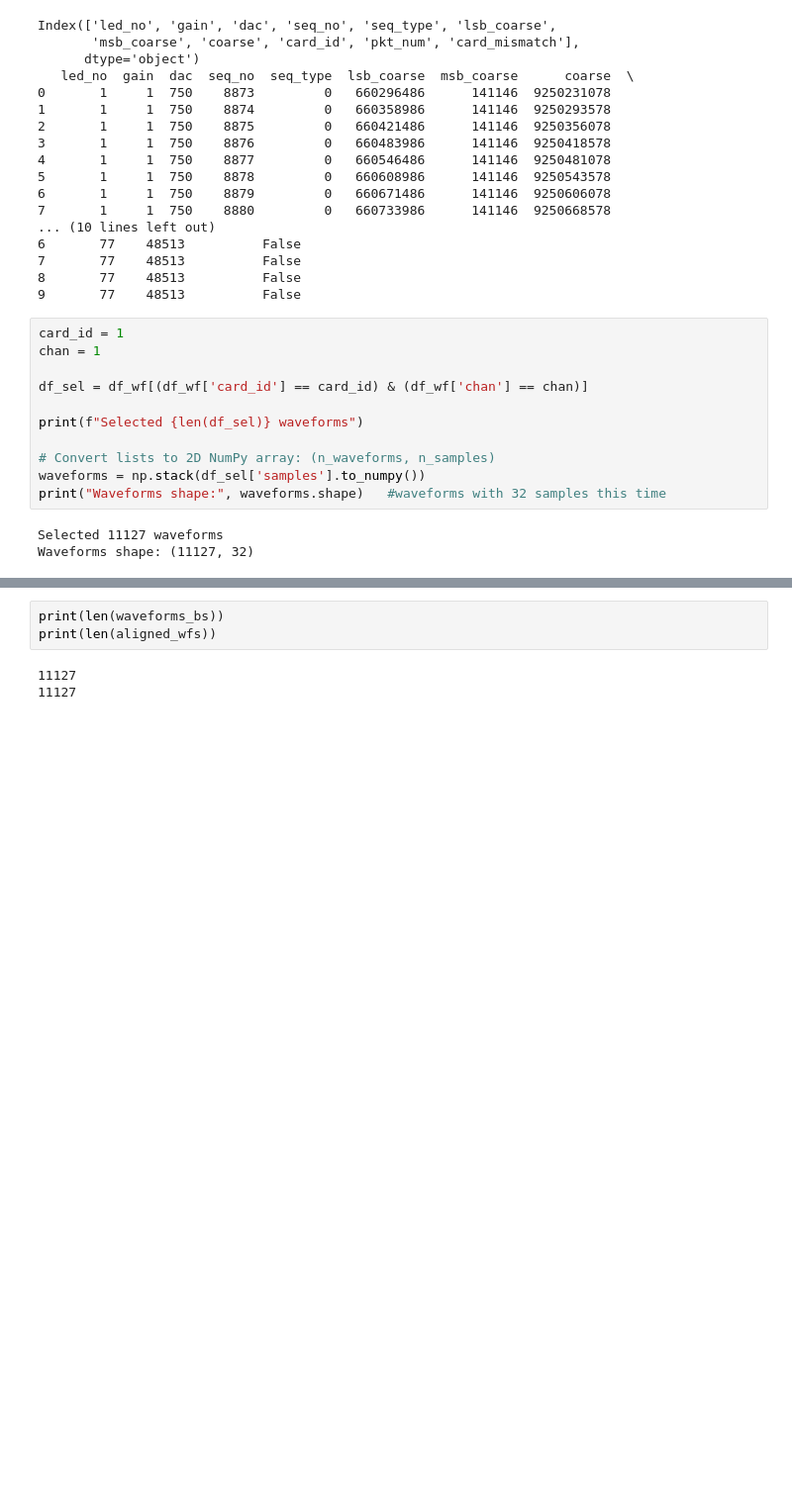
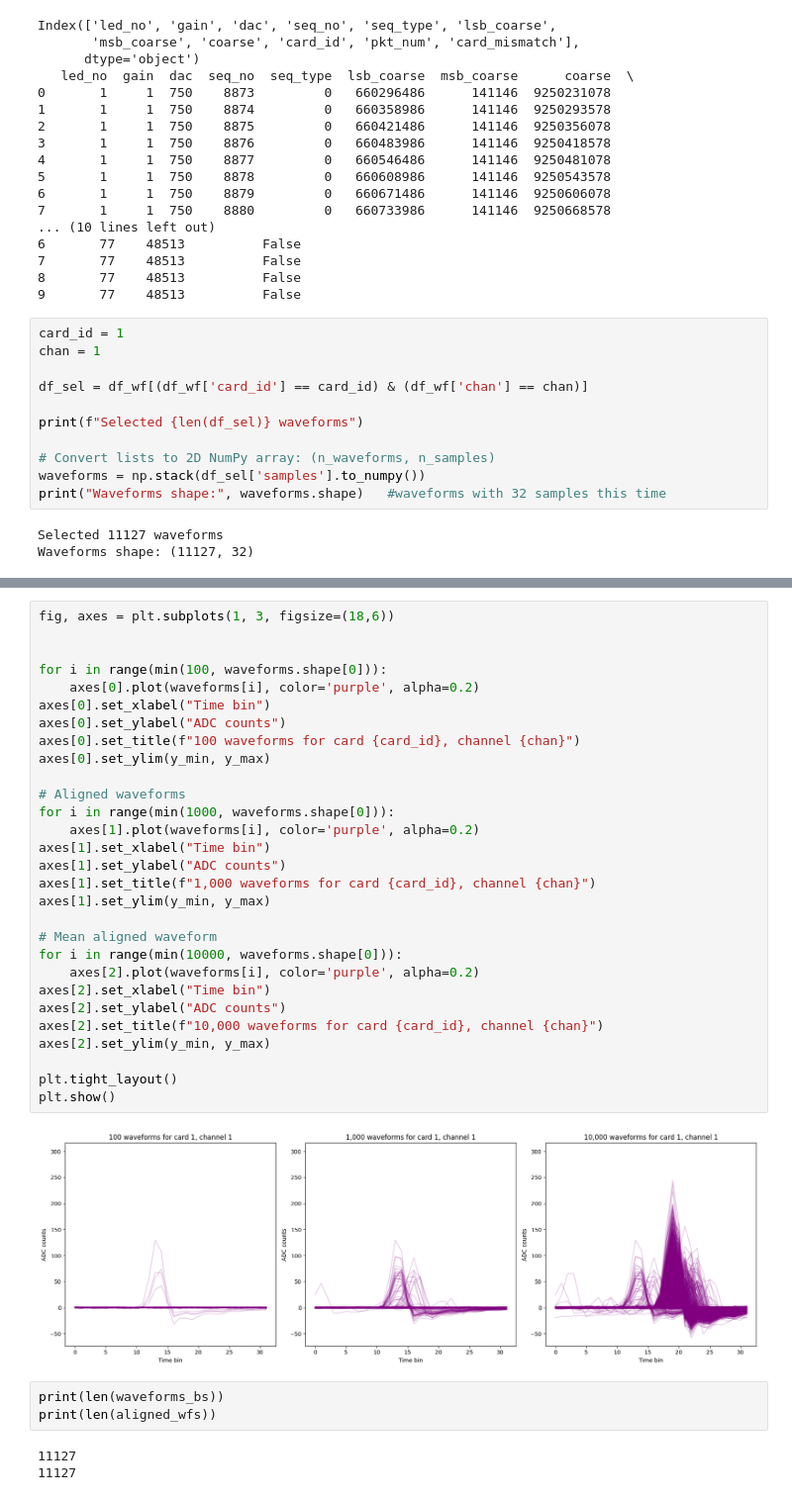
Before and after one commit to elenaramos44/WCTE_MC-Data_Validation_with_GAIN_Calibration, a Jupyter notebook: LED_calibration.ipynb, the cells around one changed output, grey strips where cells are left out. Shown at 99% size. Cells and saved outputs as stored; diff of their text form; blank space fills up the shorter version.

```diff
--- a/LED_calibration.ipynb
+++ b/LED_calibration.ipynb
@@ -141,3 +139,34 @@ plt.show()
+# %%
+fig, axes = plt.subplots(1, 3, figsize=(18,6))
+
+
+for i in range(min(100, waveforms.shape[0])):
+    axes[0].plot(waveforms[i], color='purple', alpha=0.2)
+axes[0].set_xlabel("Time bin")
+axes[0].set_ylabel("ADC counts")
+axes[0].set_title(f"100 waveforms for card {card_id}, channel {chan}")
+axes[0].set_ylim(y_min, y_max)
+
+# Aligned waveforms
+for i in range(min(1000, waveforms.shape[0])):
+    axes[1].plot(waveforms[i], color='purple', alpha=0.2)
+axes[1].set_xlabel("Time bin")
+axes[1].set_ylabel("ADC counts")
+axes[1].set_title(f"1,000 waveforms for card {card_id}, channel {chan}")
+axes[1].set_ylim(y_min, y_max)
+
+# Mean aligned waveform
+for i in range(min(10000, waveforms.shape[0])):
+    axes[2].plot(waveforms[i], color='purple', alpha=0.2)
+axes[2].set_xlabel("Time bin")
+axes[2].set_ylabel("ADC counts")
+axes[2].set_title(f"10,000 waveforms for card {card_id}, channel {chan}")
+axes[2].set_ylim(y_min, y_max)
+
+plt.tight_layout()
+plt.show()
+# %% [output]
+[figure, added]
 # %%
 print(len(waveforms_bs))
 print(len(aligned_wfs))
```
Also changed, not shown: parts of 7 cells of this notebook, 1 other file.
